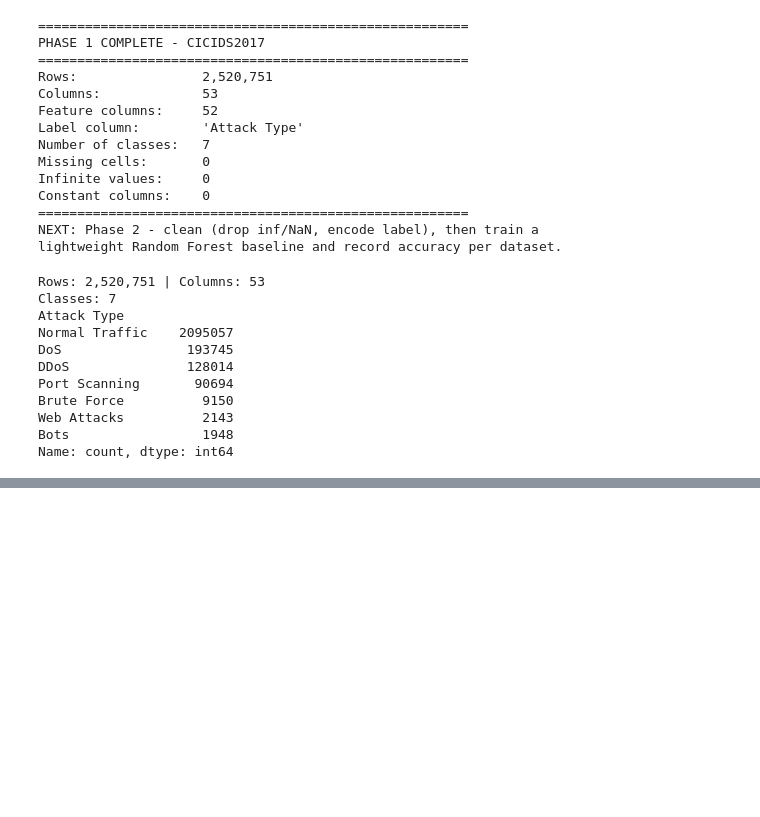
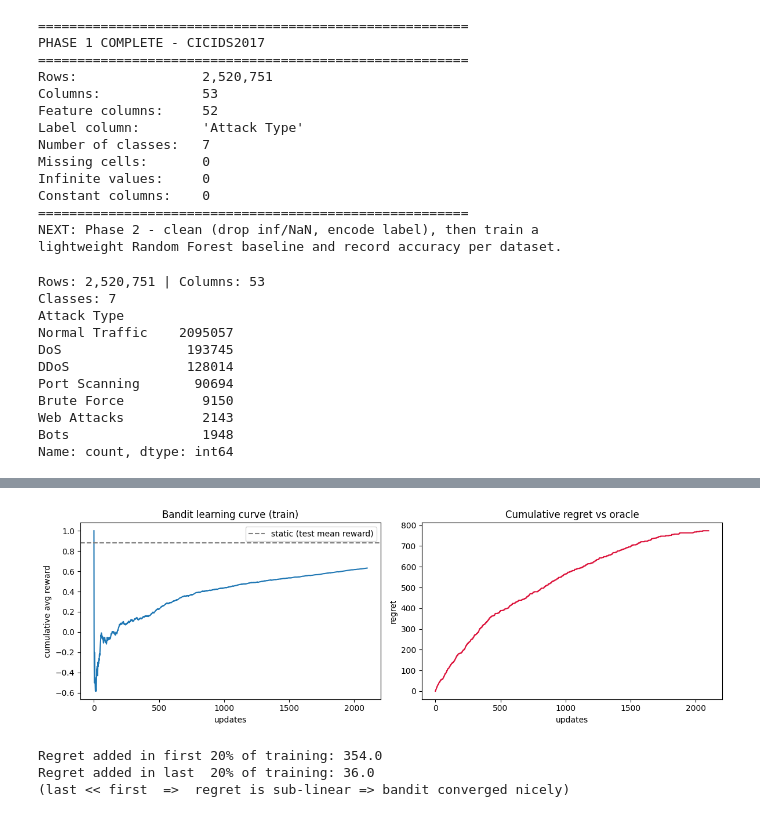
Before and after one commit to dhruvsacharya2007-del/CN_PROJECT, a Jupyter notebook: Phase1_Dataset_Loading.ipynb, the cells around one changed output, grey strips where cells are left out. Drawn from its saved outputs; the diff is of its cells as text; code cells hidden in the pictures; blank space fills up the shorter version.

```diff
--- a/Phase1_Dataset_Loading.ipynb
+++ b/Phase1_Dataset_Loading.ipynb
@@ -237,7 +242,7 @@ Name: count, dtype: int64
 # This is standard practice - you report it as "validated on a stratified sample."
 from sklearn.model_selection import train_test_split
 
-SAMPLE_SIZE = 200_000          # tune down to 100_000 if Colab feels slow
+SAMPLE_SIZE = 1_000_000         # tune down to 100_000 if Colab feels slow
 SAMPLE_SIZE = min(SAMPLE_SIZE, len(df))
 
 # stratify=df[LABEL] guarantees every class keeps its proportion, even the rare
@@ -408,11 +412,13 @@ np.save("/content/artifacts/y_test_cicids2017.npy", y_test)
 
 # Also copy to Drive so you don't lose them when the runtime resets.
 # Adjust the folder to match yours.
-DRIVE_DIR = "/content/drive/MyDrive/CN_Project/artifacts"
+DRIVE_DIR = "/content/drive/MyDrive/CN_PROJECT/artifacts"
 try:
     os.makedirs(DRIVE_DIR, exist_ok=True)
     joblib.dump(rf, f"{DRIVE_DIR}/rf_cicids2017.pkl")
     joblib.dump(le, f"{DRIVE_DIR}/label_encoder_cicids2017.pkl")
+    X_test.to_parquet(f"{DRIVE_DIR}/X_test_cicids2017.parquet")
+    np.save(f"{DRIVE_DIR}/y_test_cicids2017.npy", y_test)
     print("Saved model + encoder to /content/artifacts and to Drive.")
 except Exception as e:
     print("Saved to /content/artifacts. (Drive copy skipped:", e, ")")
@@ -430,0 +695,14 @@ vectors, and MEASURE explanation latency (ms per sample).
+# %%
+# === CELL 3  Standardize context + split into TRAIN and TEST streams ===
+# Both policies learn on TRAIN, are frozen, then scored on the held-out TEST.
+from sklearn.preprocessing import StandardScaler
+from sklearn.model_selection import train_test_split
+
+scaler = StandardScaler()
+X_ctx = scaler.fit_transform(X_attr).astype(np.float64)
+
+idx = np.arange(len(attr_df))
+train_idx, test_idx = train_test_split(
+    idx, test_size=0.30, stratify=true_classes, random_state=42
+)
+print(f"Train flows: {len(train_idx)} | Test flows: {len(test_idx)}")
@@ -430,0 +833,34 @@ vectors, and MEASURE explanation latency (ms per sample).
+# %%
+# === CELL 8  Cumulative regret + learning curve (paper-grade reporting) ===
+import matplotlib.pyplot as plt
+
+# Regret vs an ORACLE that always plays the ideal action (reward 1.0 every step).
+train_rewards = np.array(train_reward_curve)
+regret = np.cumsum(1.0 - train_rewards)          # gap from perfect play, accumulated
+
+fig, ax = plt.subplots(1, 2, figsize=(12, 4))
+cum_avg = np.cumsum(train_rewards) / (np.arange(len(train_rewards)) + 1)
+ax[0].plot(cum_avg)
+ax[0].axhline(static_res["mean_reward"], ls="--", color="gray",
+              label="static (test mean reward)")
+ax[0].set_title("Bandit learning curve (train)")
+ax[0].set_xlabel("updates"); ax[0].set_ylabel("cumulative avg reward"); ax[0].legend()
+
+ax[1].plot(regret, color="crimson")
+ax[1].set_title("Cumulative regret vs oracle")
+ax[1].set_xlabel("updates"); ax[1].set_ylabel("regret")
+plt.tight_layout()
+plt.savefig("/content/artifacts/phase4_curves.png", dpi=120)
+plt.show()
+
+# Sub-linear regret (curve bending down / flattening) = the bandit is learning well.
+tail = regret[-1] - regret[-len(regret)//5]     # regret added over the last 20%
+head = regret[len(regret)//5]                   # regret added over the first 20%
+print(f"Regret added in first 20% of training: {head:.1f}")
+print(f"Regret added in last  20% of training: {tail:.1f}")
+print("(last << first  =>  regret is sub-linear => bandit converged nicely)")
+# %% [output]
+[figure, added]
+Regret added in first 20% of training: 354.0
+Regret added in last  20% of training: 36.0
+(last << first  =>  regret is sub-linear => bandit converged nicely)
```
Also changed, not shown: parts of 32 cells of this notebook.
